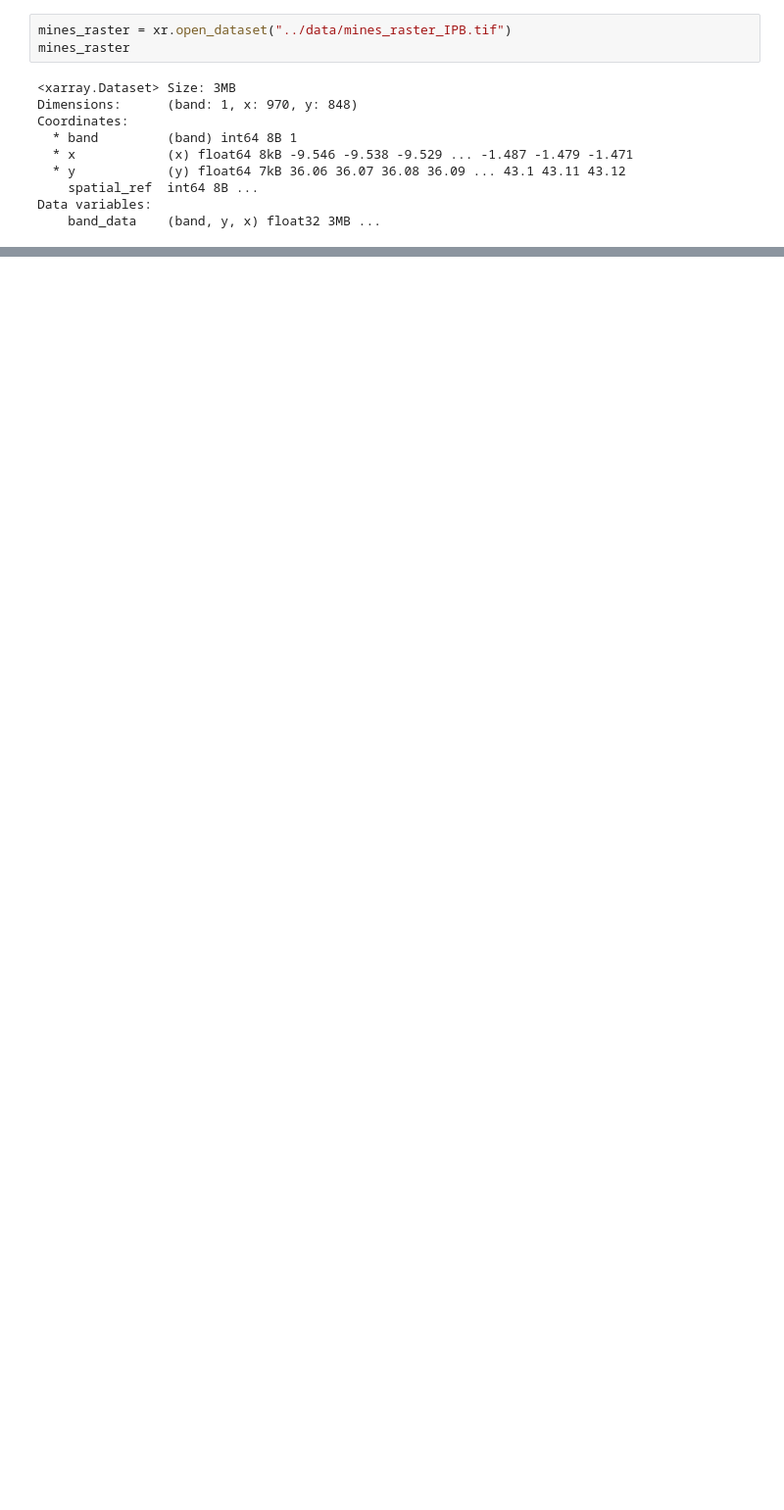
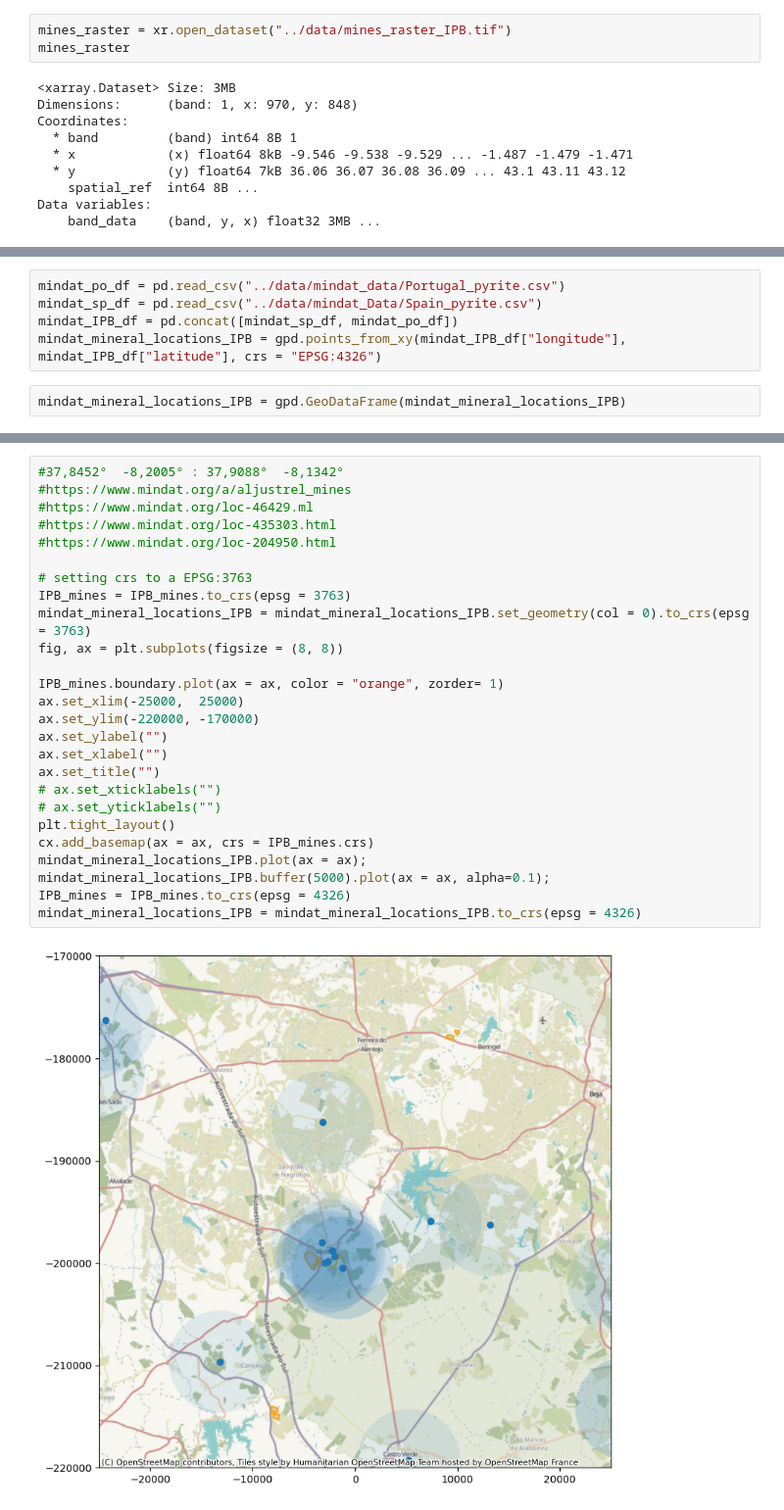
Before and after one commit to lgroenhart/AMDFLOW, a Jupyter notebook: data_exploration.ipynb, the cells around one changed output, grey strips where cells are left out. Shown at 98% size. Drawn from its saved outputs; the diff is of its cells as text; blank space fills up the shorter version.

```diff
--- a/data_exploration.ipynb
+++ b/data_exploration.ipynb
@@ -157,0 +126,7 @@ plt.close()
+# %%
+mindat_po_df = pd.read_csv("../data/mindat_data/Portugal_pyrite.csv")
+mindat_sp_df = pd.read_csv("../data/mindat_Data/Spain_pyrite.csv")
+mindat_IPB_df = pd.concat([mindat_sp_df, mindat_po_df])
+mindat_mineral_locations_IPB = gpd.points_from_xy(mindat_IPB_df["longitude"], mindat_IPB_df["latitude"], crs = "EPSG:4326")
+# %%
+mindat_mineral_locations_IPB = gpd.GeoDataFrame(mindat_mineral_locations_IPB)
@@ -157,0 +147,28 @@ plt.close()
+# %%
+#37,8452°  -8,2005° : 37,9088°  -8,1342°
+#https://www.mindat.org/a/aljustrel_mines
+#https://www.mindat.org/loc-46429.ml
+#https://www.mindat.org/loc-435303.html
+#https://www.mindat.org/loc-204950.html
+
+# setting crs to a EPSG:3763
+IPB_mines = IPB_mines.to_crs(epsg = 3763)
+mindat_mineral_locations_IPB = mindat_mineral_locations_IPB.set_geometry(col = 0).to_crs(epsg = 3763)
+fig, ax = plt.subplots(figsize = (8, 8))
+
+IPB_mines.boundary.plot(ax = ax, color = "orange", zorder= 1)
+ax.set_xlim(-25000,  25000)
+ax.set_ylim(-220000, -170000)
+ax.set_ylabel("")
+ax.set_xlabel("")
+ax.set_title("")
+# ax.set_xticklabels("")
+# ax.set_yticklabels("")
+plt.tight_layout()
+cx.add_basemap(ax = ax, crs = IPB_mines.crs)
+mindat_mineral_locations_IPB.plot(ax = ax);
+mindat_mineral_locations_IPB.buffer(5000).plot(ax = ax, alpha=0.1);
+IPB_mines = IPB_mines.to_crs(epsg = 4326)
+mindat_mineral_locations_IPB = mindat_mineral_locations_IPB.to_crs(epsg = 4326)
+# %% [output]
+[figure, added]
```
Also changed, not shown: parts of 18 cells of this notebook, 1 other file.
